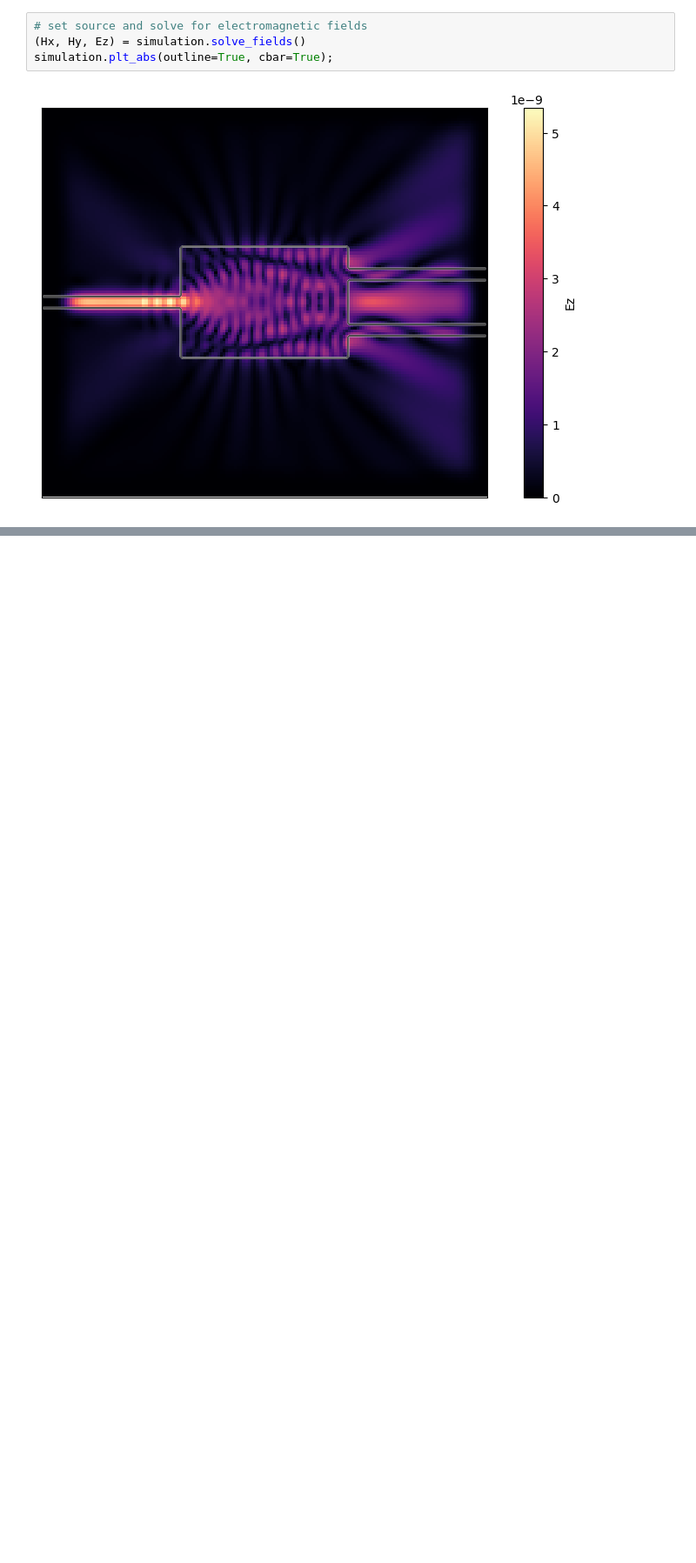
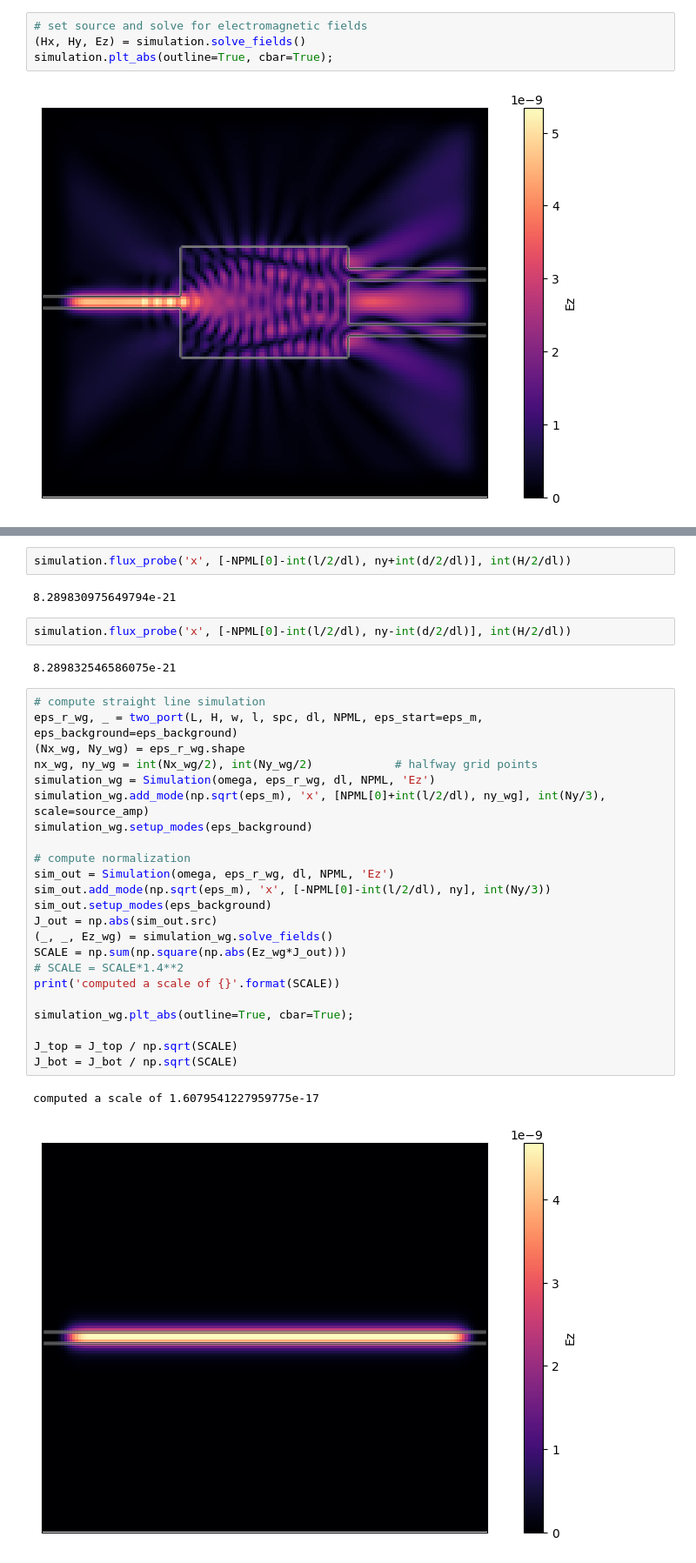
Before and after one commit to Loli-Eternally/2D-diffraction, a Jupyter notebook: Notebook/grating_diffractions.ipynb, the cells around one changed output, grey strips where cells are left out. Shown at 87% size. Cells and saved outputs as stored; diff of their text form; blank space fills up the shorter version.

```diff
--- a/Notebook/grating_diffractions.ipynb
+++ b/Notebook/grating_diffractions.ipynb
@@ -85,0 +90,34 @@ simulation.plt_abs(outline=True, cbar=True);
+# %%
+simulation.flux_probe('x', [-NPML[0]-int(l/2/dl), ny+int(d/2/dl)], int(H/2/dl))
+# %% [output]
+8.289830975649794e-21
+# %%
+simulation.flux_probe('x', [-NPML[0]-int(l/2/dl), ny-int(d/2/dl)], int(H/2/dl))
+# %% [output]
+8.289832546586075e-21
+# %%
+# compute straight line simulation
+eps_r_wg, _ = two_port(L, H, w, l, spc, dl, NPML, eps_start=eps_m, eps_background=eps_background)
+(Nx_wg, Ny_wg) = eps_r_wg.shape
+nx_wg, ny_wg = int(Nx_wg/2), int(Ny_wg/2)            # halfway grid points
+simulation_wg = Simulation(omega, eps_r_wg, dl, NPML, 'Ez')
+simulation_wg.add_mode(np.sqrt(eps_m), 'x', [NPML[0]+int(l/2/dl), ny_wg], int(Ny/3), scale=source_amp)
+simulation_wg.setup_modes(eps_background)
+
+# compute normalization
+sim_out = Simulation(omega, eps_r_wg, dl, NPML, 'Ez')
+sim_out.add_mode(np.sqrt(eps_m), 'x', [-NPML[0]-int(l/2/dl), ny], int(Ny/3))
+sim_out.setup_modes(eps_background)
+J_out = np.abs(sim_out.src)
+(_, _, Ez_wg) = simulation_wg.solve_fields()
+SCALE = np.sum(np.square(np.abs(Ez_wg*J_out)))
+# SCALE = SCALE*1.4**2
+print('computed a scale of {}'.format(SCALE))
+
+simulation_wg.plt_abs(outline=True, cbar=True);
+
+J_top = J_top / np.sqrt(SCALE)
+J_bot = J_bot / np.sqrt(SCALE)
+# %% [output]
+computed a scale of 1.6079541227959775e-17
+[figure, added]
```
Also changed, not shown: parts of 3 cells of this notebook, 1 other file.
